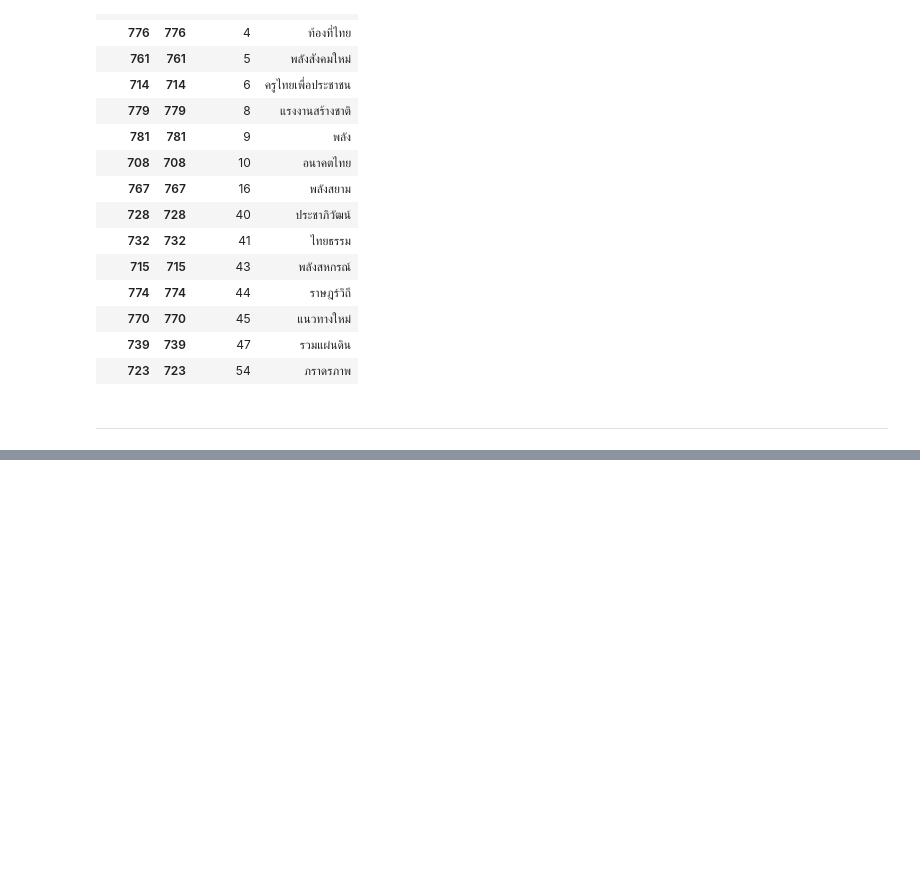
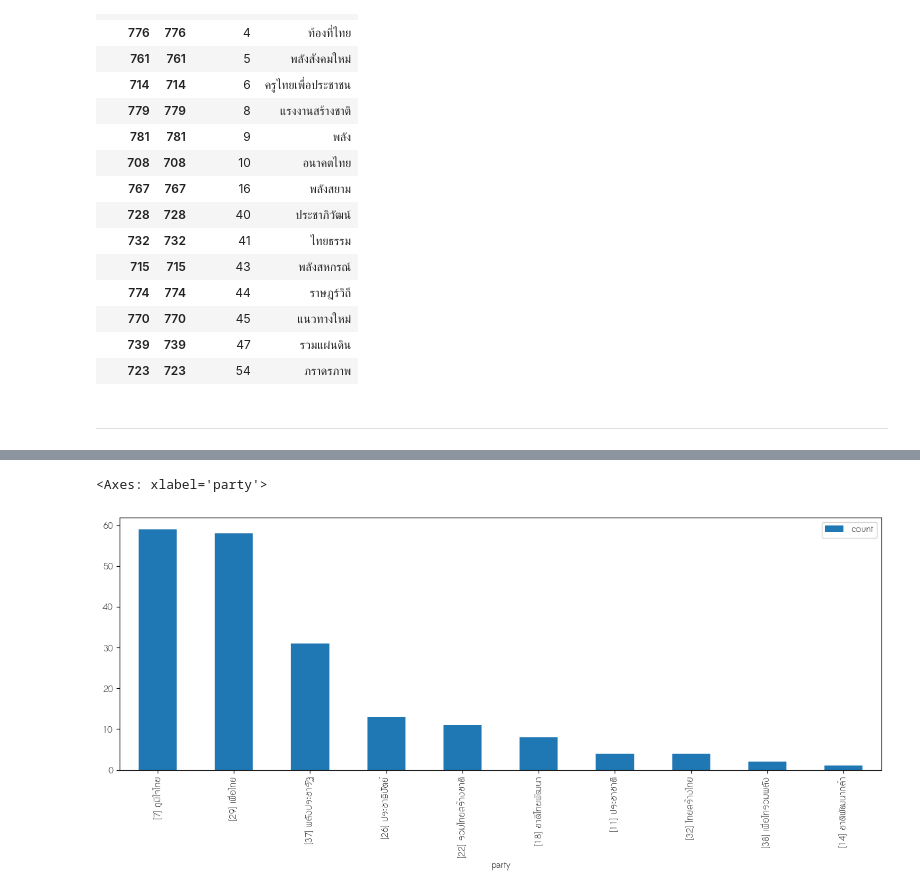
Before and after one commit to longman694/ect_66_analysis_pd, a Jupyter notebook: analysis.ipynb, the cells around one changed output, grey strips where cells are left out. Saved outputs shown, nothing was run; the diff lists cells and outputs as text; code cells hidden in the pictures; blank space fills up the shorter version.

```diff
--- a/analysis.ipynb
+++ b/analysis.ipynb
@@ -151,0 +230,36 @@ df[df['mean']/df['mean_75'] >= 1.75][['party_no', 'name']].sort_values('party_no
+# %%
+cheating_parties = defaultdict(lambda: 0)
+
+results = ConstituencyResult.join(
+    Constituencies, on='cons_id'
+).join(
+    ConstituencyCandidates[['mp_app_no', 'mp_app_name']], on='mp_app_id'
+).join(
+    Parties[['party_no', 'name']], on='party_id'
+).join(
+    Provinces[['province']], on='prov_id'
+)
+
+with open('/tmp/out.txt', 'w') as f:
+    for cons_id, _ in ordered_suspected_constituencies:
+        df = results[results['cons_id'] == cons_id].sort_values('mp_app_rank')
+        f.write('{} {} {}\n'.format(cons_id, df.iloc[0]['province'], df.iloc[0]['zone']))
+        party_1_10 = set()
+        for party_no, d in suspected_constituencies[cons_id]['parties'].items():
+            party_1_10.add(party_no)
+            registered_vote = df.iloc[0]['registered_vote']
+            f.write('{} {} {}/{}\n'.format(
+                party_no, Parties[Parties['party_no'] == party_no].iloc[0]['name'],
+                round(registered_vote * (d['vote']-d['mean'])),
+                round(registered_vote * d['vote']),
+            ))
+        f.write('---\n')
+        mp_app_no = df.iloc[0]['mp_app_no']
+        if mp_app_no in party_1_10:
+            cheating_parties[df.iloc[0]['party_no']] += 1
+        for row in df.iloc[0:4].iterrows():
+            r = row[1]
+            f.write('{} {} {} {}\n'.format(
+                r['mp_app_no'], r['name'], r['mp_app_name'], r['mp_app_vote']
+            ))
+        f.write('======\n\n')
@@ -151,0 +270,7 @@ df[df['mean']/df['mean_75'] >= 1.75][['party_no', 'name']].sort_values('party_no
+# %%
+cheating_df = pd.DataFrame([
+    {
+        'party': f"[{party_no}] {Parties[Parties['party_no'] == party_no].iloc[0]['name']}", 'count': count
+    } for (party_no, count) in cheating_parties.items()
+])
+cheating_df.sort_values('count', ascending=False)
@@ -151,0 +289,5 @@ df[df['mean']/df['mean_75'] >= 1.75][['party_no', 'name']].sort_values('party_no
+# %%
+cheating_df.sort_values('count', ascending=False).plot(x='party', figsize=(15, 5), kind='bar')
+# %% [output]
+<Axes: xlabel='party'>
+[figure, added]
```
Also changed, not shown: parts of 9 cells of this notebook, 2 other files.
